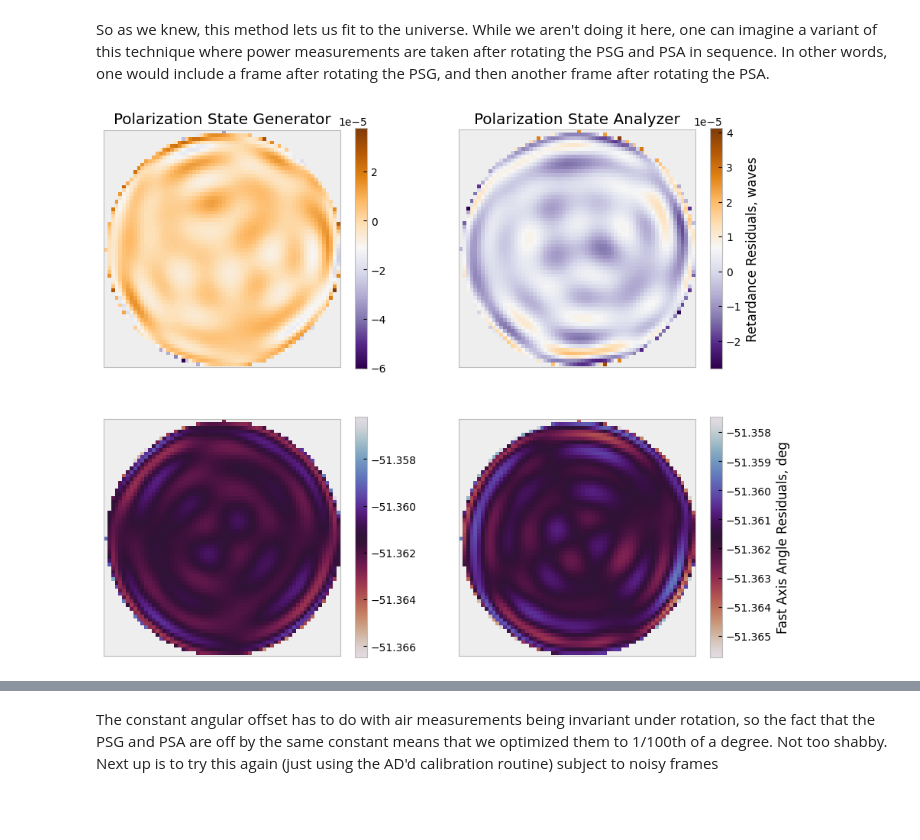
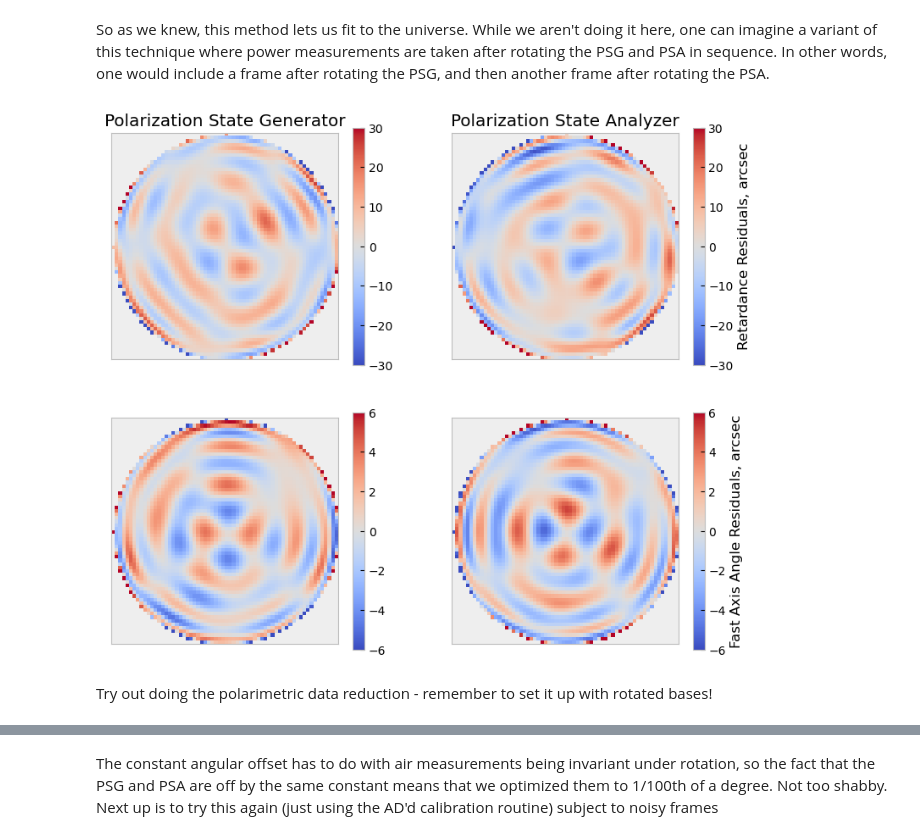
Before and after one commit to Jashcraf/katsu, a Jupyter notebook: docs/notebooks/incomplete/SPIE_SpatialData.ipynb, the cells around one changed output, grey strips where cells are left out. Drawn from its saved outputs; the diff is of its cells as text; code cells hidden in the pictures; blank space fills up the shorter version.

```diff
--- a/docs/notebooks/incomplete/SPIE_SpatialData.ipynb
+++ b/docs/notebooks/incomplete/SPIE_SpatialData.ipynb
@@ -102,6 +109,7 @@ def construct_zern_basis(r, t):
     return basis
 
 A = circle(1, r)
+LS = circle(0.9, r)
 basis = construct_zern_basis(r, t)
 basis_rotated = construct_zern_basis(r, t + np.pi / 4)
 plt.figure(figsize=[8,3])
@@ -422,0 +401,5 @@ Now we employ the same experiment but this time we employ automatic differentiat
+# %%
+from katsu.mueller import decompose_retarder, retardance_from_mueller
+lyot_stop = circle(0.8, r)
+plt.style.use("default")
+plot_square(M_meas / M_meas[..., 0, 0, None, None] / lyot_stop[...,None,None], vmin=-1.1, vmax=1.1)
@@ -422,0 +411,18 @@ Now we employ the same experiment but this time we employ automatic differentiat
+# %%
+plt.figure(figsize=[12,4])
+plt.style.use("bmh")
+plt.subplot(121)
+plt.plot(psg_angles, mean_power, marker="o", linestyle="None", markersize=10, label="Power Measured")
+plt.plot(psg_angles_highsample, power_modeled, linestyle="solid", label="Power Modeled")
+plt.ylabel("Mean Power, A.U")
+plt.xlabel("PSG Angle, degrees")
+plt.title("Pupil-averaged Air Calibration")
+plt.legend()
+
+plt.subplot(122)
+plt.title("Retardance Measured of Air")
+plt.imshow(np.degrees(ret) / lyot_stop * lyot_stop, cmap="RdBu_r")
+plt.colorbar(label="Retardance, deg")
+plt.xticks([],[])
+plt.yticks([],[])
+plt.show()
@@ -439,4 +465,4 @@ MAX_ITERS = 100
 
 with tqdm(total=MAX_ITERS) as pbar:
     results_jax = minimize(loss_fg, x0=x0, callback=callback, method="L-BFGS-B", jac=True,
-                       options={"maxiter": MAX_ITERS, "disp":True})
+                       options={"maxiter": MAX_ITERS, "disp":False})
@@ -559,42 +476,48 @@ MovieWriter ffmpeg unavailable; using Pillow instead.
 So as we knew, this method lets us fit to the universe. While we aren't doing it here, one can imagine a variant of this technique where power measurements are taken after rotating the PSG and PSA in sequence. In other words, one would include a frame after rotating the PSG, and then another frame after rotating the PSA.
 # %%
 # Did we actually re-create the retardance / fast axis?
+vlim_ret = 30
+vlim_ang = 6
+cmap = "coolwarm"
+scale = 3600
 
 # extract the coefficients
 modeled_coeffs_spatial_ret_psg = results_jax.x[2 : 2 + 1*len(basis)]
 modeled_coeffs_spatial_ang_psg = results_jax.x[2 + 1*len(basis):(2 + 2*len(basis))]
 modeled_coeffs_spatial_ret_psa = results_jax.x[2 + 2*len(basis):(2 + 3*len(basis))]
 modeled_coeffs_spatial_ang_psa = results_jax.x[2 + 3*len(basis):(2 + 4*len(basis))]
 
 
 retardance_psg_modeled = sum_of_2d_modes_wrapper(basis, modeled_coeffs_spatial_ret_psg)
 retardance_psa_modeled = sum_of_2d_modes_wrapper(basis, modeled_coeffs_spatial_ret_psa)
 angle_psg_modeled = sum_of_2d_modes_wrapper(basis, modeled_coeffs_spatial_ang_psg)
 angle_psa_modeled = sum_of_2d_modes_wrapper(basis, modeled_coeffs_spatial_ang_psa)
 
-plt.figure(figsize=[11,9])
+plt.figure(figsize=[9.5,8])
 plt.subplot(221)
 plt.title("Polarization State Generator")
-plt.imshow((retardance_psg_modeled - retardance_psg) / (2 * np.pi) / A, cmap="PuOr_r")
+plt.imshow(np.degrees(retardance_psg_modeled - retardance_psg) * scale / A, cmap=cmap, vmin=-vlim_ret, vmax=vlim_ret)
 plt.colorbar()
 plt.xticks([],[])
 plt.yticks([],[])
 plt.subplot(222)
 plt.title("Polarization State Analyzer")
-plt.imshow((retardance_psa_modeled - retardance_psa) / (2 * np.pi) / A, cmap="PuOr_r")
-plt.colorbar(label="Retardance Residuals, waves")
+plt.imshow(np.degrees(retardance_psa_modeled - retardance_psa) * scale / A, cmap=cmap, vmin=-vlim_ret, vmax=vlim_ret)
+plt.colorbar(label="Retardance Residuals, arcsec")
 plt.xticks([],[])
 plt.yticks([],[])
 plt.subplot(223)
-plt.imshow(np.degrees(angle_psg_modeled - angle_psg) / A, cmap="twilight_r")
+plt.imshow(np.degrees(angle_psg_modeled - angle_psg) * scale / A, cmap=cmap, vmin=-vlim_ang, vmax=vlim_ang)
 plt.colorbar()
 plt.xticks([],[])
 plt.yticks([],[])
 plt.subplot(224)
-plt.imshow(np.degrees(angle_psa_modeled - angle_psa) / A, cmap="twilight_r")
-plt.colorbar(label="Fast Axis Angle Residuals, deg")
+plt.imshow(np.degrees(angle_psa_modeled - angle_psa) * scale / A, cmap=cmap, vmin=-vlim_ang, vmax=vlim_ang)
+plt.colorbar(label="Fast Axis Angle Residuals, arcsec")
 plt.xticks([],[])
 plt.yticks([],[])
 plt.show()
 # %% [output]
-[figure, old version]
+[figure, new version]
+# %% [markdown]
+Try out doing the polarimetric data reduction - remember to set it up with rotated bases!
```
Also changed, not shown: parts of 41 cells of this notebook, 1 other file.
